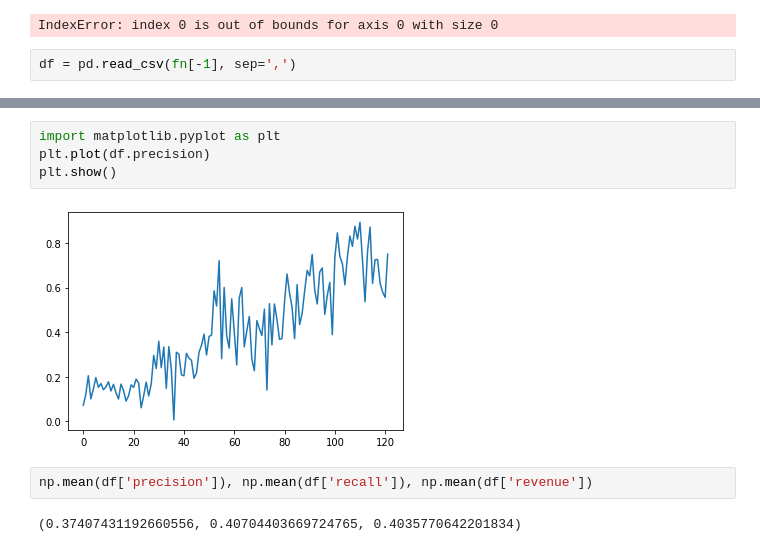
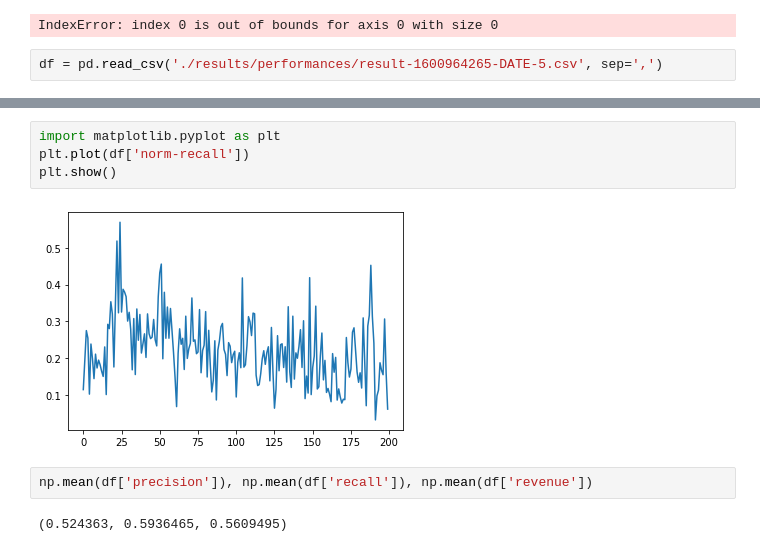
Before and after one commit to Seondong/Customs-Fraud-Detection, a Jupyter notebook: analysis.ipynb, the cells around one changed output, grey strips where cells are left out. Drawn from its saved outputs; the diff is of its cells as text.

```diff
--- a/analysis.ipynb
+++ b/analysis.ipynb
@@ -40,7 +38,7 @@ for name in fn:
 # %% [output]
 IndexError: index 0 is out of bounds for axis 0 with size 0
 # %%
-df = pd.read_csv(fn[-1], sep=',')
+df = pd.read_csv('./results/performances/result-1600964265-DATE-5.csv', sep=',')
 # %%
 df.columns
 # %% [output]
@@ -71,10 +80,10 @@ df
 # %%
 import matplotlib.pyplot as plt
-plt.plot(df.precision)
+plt.plot(df['norm-recall'])
 plt.show()
 # %% [output]
-[figure, old version]
+[figure, new version]
 # %%
 np.mean(df['precision']), np.mean(df['recall']), np.mean(df['revenue'])
 # %% [output]
-(0.37407431192660556, 0.40704403669724765, 0.4035770642201834)
+(0.524363, 0.5936465, 0.5609495)
```
Also changed, not shown: parts of 5 cells of this notebook, 6 other files.
